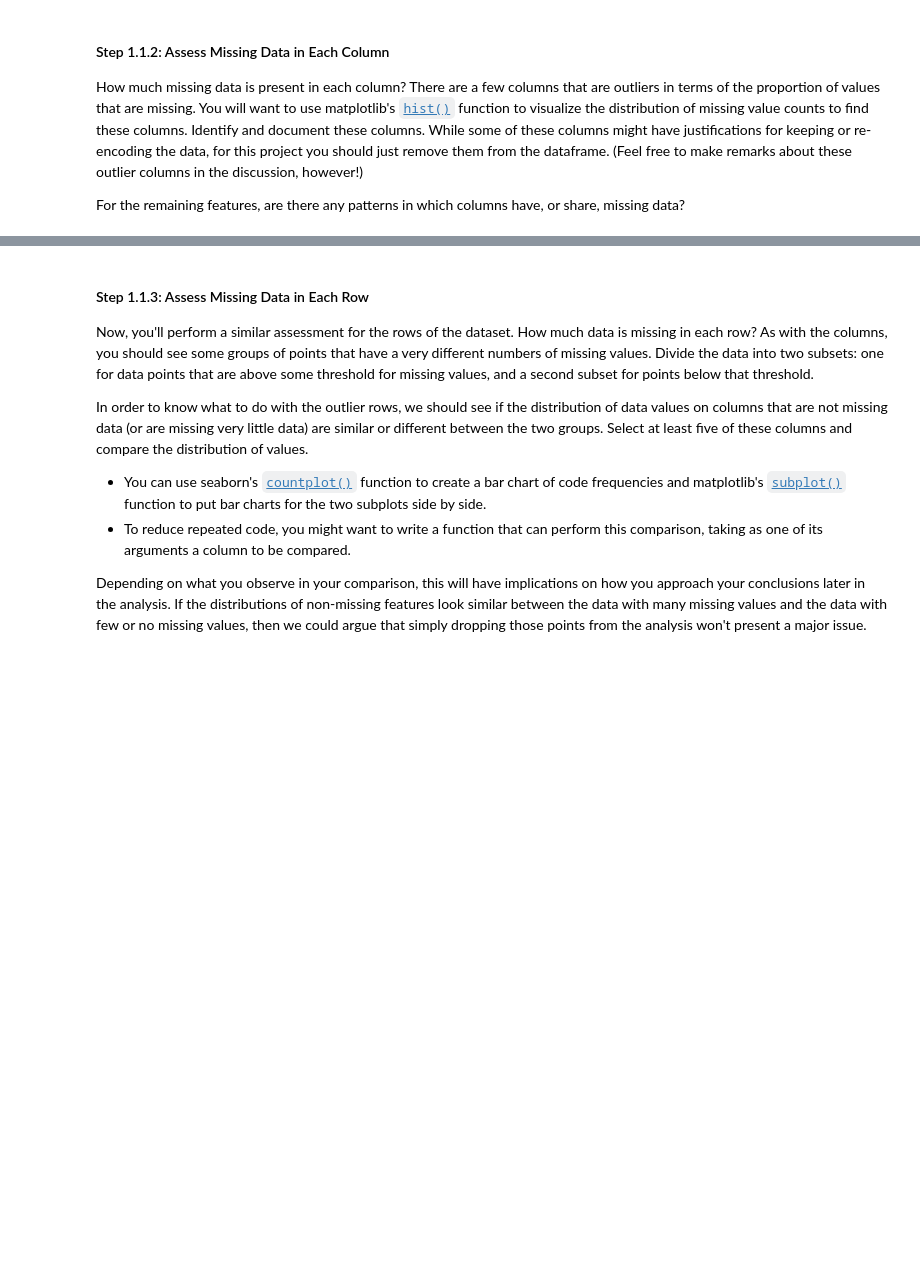
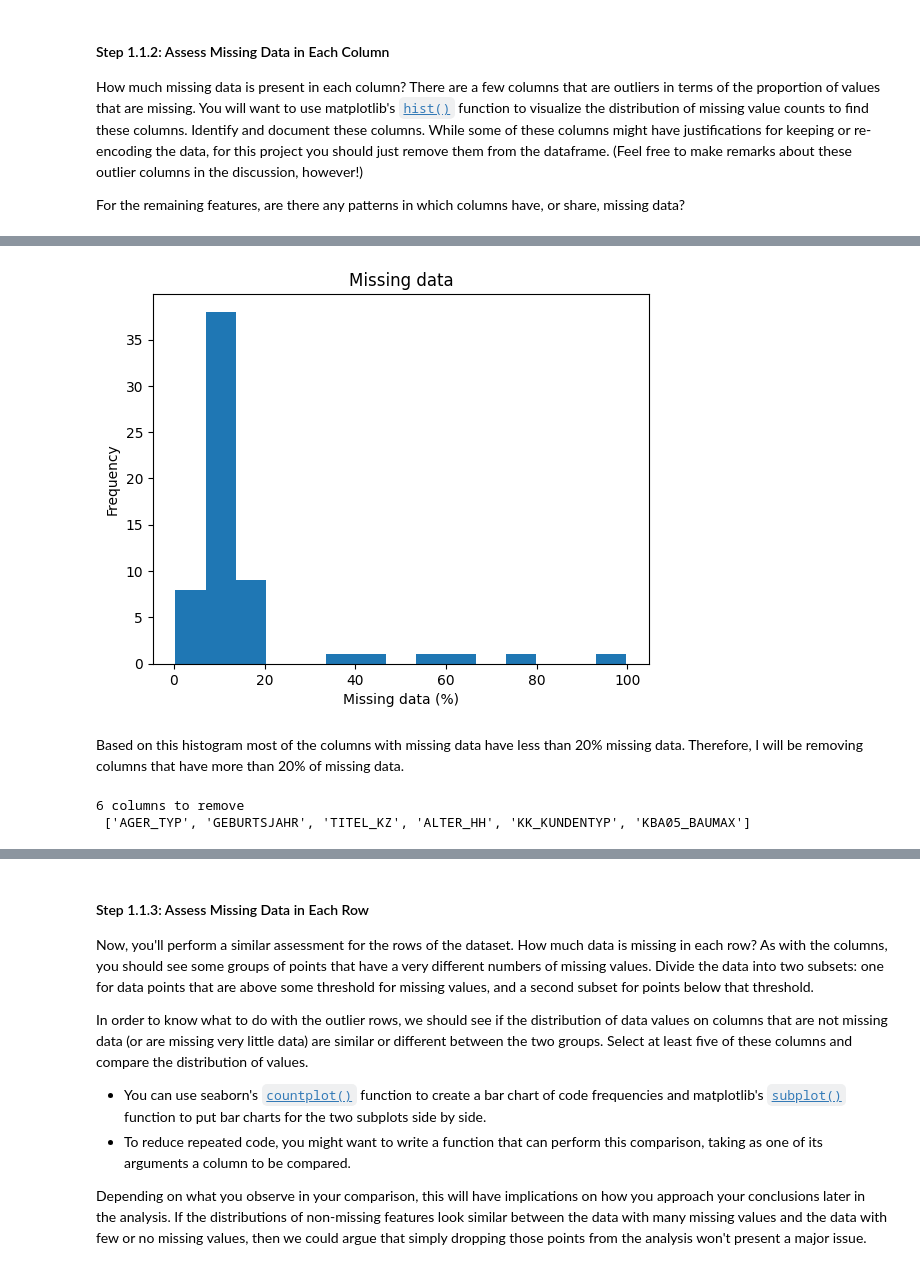
Before and after one commit to davidblackwelder/identify-customer-segments, a Jupyter notebook: Identify_Customer_Segments.ipynb, the cells around one changed output, grey strips where cells are left out. Saved outputs shown, nothing was run; the diff lists cells and outputs as text; code cells hidden in the pictures; blank space fills up the shorter version.

Commit message:
Assess columns with missing data and remove outliers from dataset

```diff
--- a/Identify_Customer_Segments.ipynb
+++ b/Identify_Customer_Segments.ipynb
@@ -221,3 +110,6 @@ Data columns (total 85 columns):
  84  RELAT_AB               794005 non-null  float64
 dtypes: float64(49), int64(32), object(4)
 memory usage: 578.0+ MB
+# %%
+for col in azdias.columns:
+    print(f'{col.upper()} has {azdias[col].nunique()} unique values:\n {azdias[col].sort_values().unique()}\n')
@@ -245,0 +203,3 @@ RELAT_AB has 97216 missing values
+# %%
+for col in azdias.columns:
+    print(f'{col.upper()} has {azdias[col].nunique()} unique values:\n {azdias[col].sort_values().unique()}\n')
@@ -263,0 +230,25 @@ For the remaining features, are there any patterns in which columns have, or sha
+# %%
+# Perform an assessment of how much missing data there is in each column of the
+# dataset.
+
+# Create empty arrays that will help build dataframe of missing data
+col_names = [] # Used to store column names with missing values
+missing_nums = [] # Used to store total number of missing values
+missing_percents = [] # Used to store percent of missing values
+
+for col in azdias.columns:
+    # Check for columns thave at least 1 missing value
+    if azdias[col].isna().sum() > 0:
+        # Get total number of missing values
+        num_missing = azdias[col].isna().sum()
+        # Calculate total percent missing
+        percent_missing = round((num_missing / len(azdias)) * 100, 2) # Ca
+
+        # Add information to arrays
+        col_names.append(col)
+        missing_nums.append(num_missing)
+        missing_percents.append(percent_missing)
+
+# Create new datafram using missing data from azdias
+data = {'col_name': col_names, 'num_missing': missing_nums, 'percent_missing': missing_percents}
+azdias_missing_data = pd.DataFrame(data)
@@ -263,0 +305,25 @@ For the remaining features, are there any patterns in which columns have, or sha
+# %%
+# Create a histogram to show distribution to missing data by percent
+ax = azdias_missing_data['percent_missing'].plot(kind='hist',
+                                             bins=15,
+                                             title='Missing data')
+ax.set_xlabel('Missing data (%)');
+# %% [output]
+[figure, added]
+# %% [markdown]
+Based on this histogram most of the columns with missing data have less than 20% missing data. Therefore, I will be removing columns that have more than 20% of missing data.
+# %%
+# Create array to store the column names to drop from azdias
+cols_to_drop = []
+
+for index in azdias_missing_data.index:
+    # Find the rows where percent_missing missing is greater than 20%
+    if azdias_missing_data.loc[index]['percent_missing'] > 20:
+        # Add the value from the col_name to the array
+        cols_to_drop.append(azdias_missing_data.loc[index]['col_name'])
+
+# Check on column names in array
+print(f'{len(cols_to_drop)} columns to remove\n {cols_to_drop}')
+# %% [output]
+6 columns to remove
+ ['AGER_TYP', 'GEBURTSJAHR', 'TITEL_KZ', 'ALTER_HH', 'KK_KUNDENTYP', 'KBA05_BAUMAX']
```
Also changed, not shown: parts of 25 cells of this notebook.
